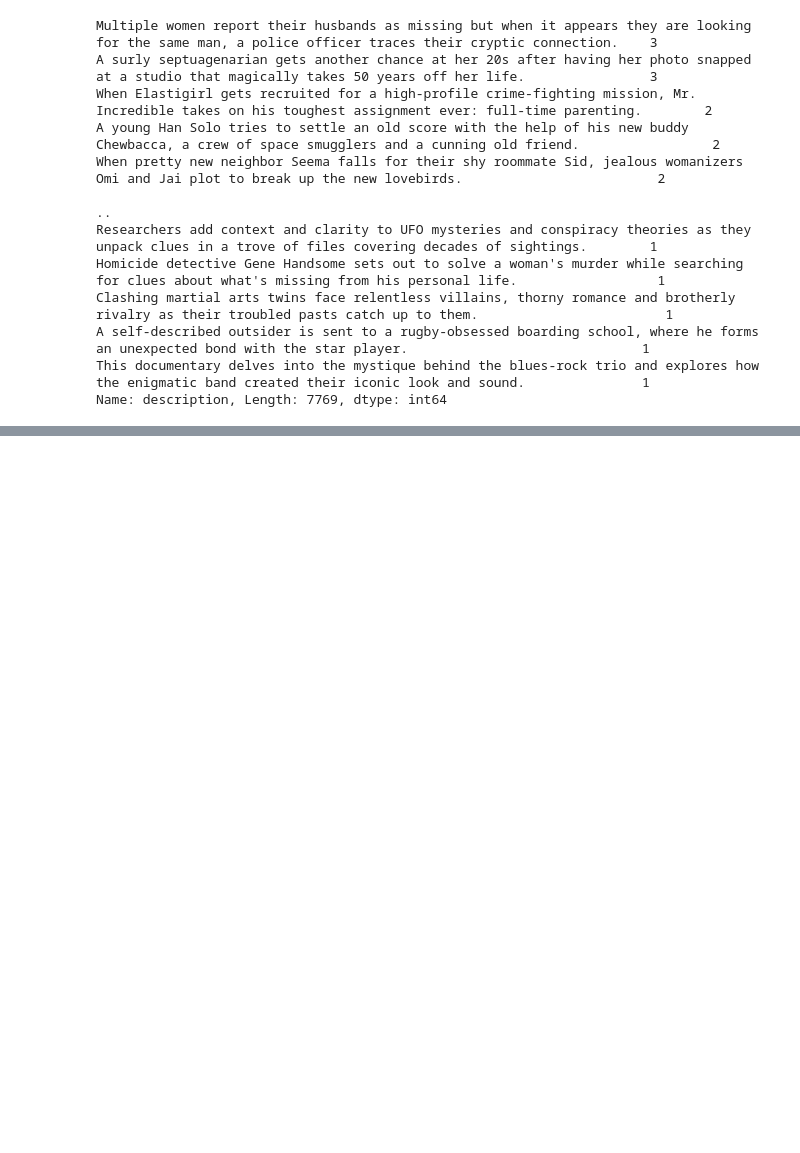
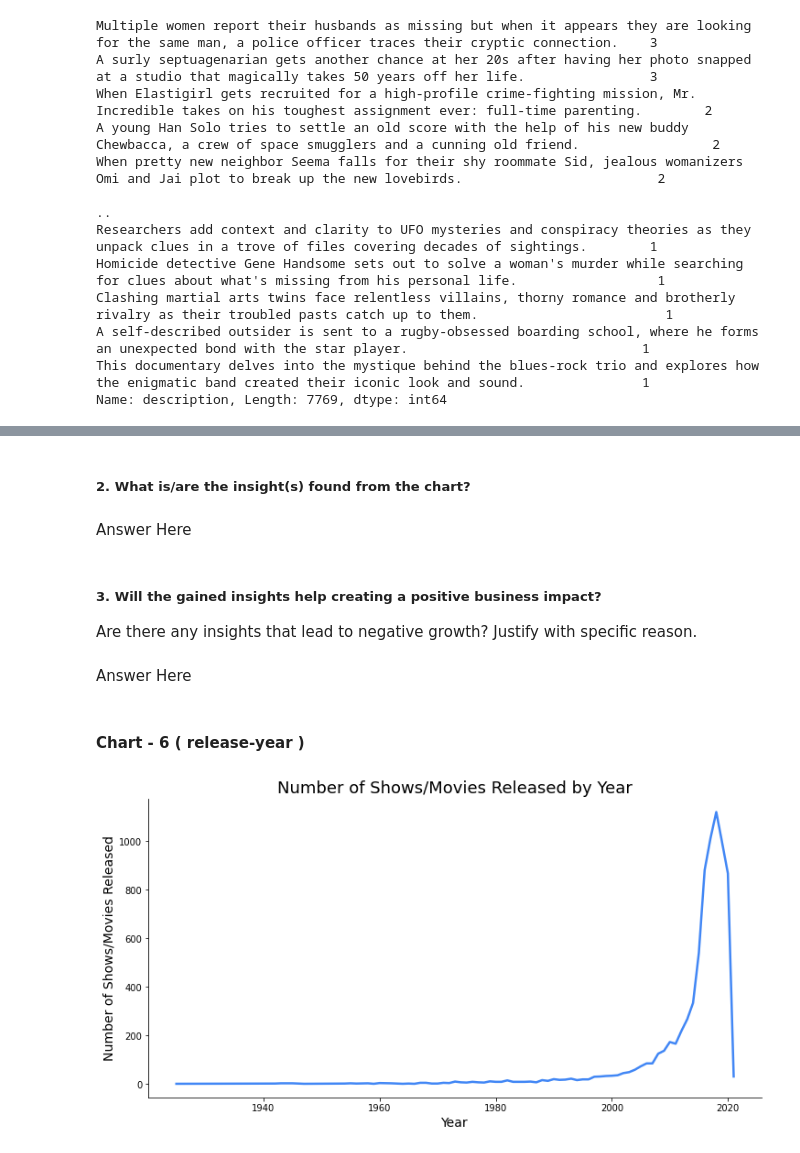
Before and after one commit to ashisaxena710/Netflix_Movies_and_TV_Shows_Clustering, a Jupyter notebook: Ashi_Individual_Colab_Netflix.ipynb, the cells around one changed output, grey strips where cells are left out. Cells and saved outputs as stored; diff of their text form; code cells hidden in the pictures; blank space fills up the shorter version.

```diff
--- a/Ashi_Individual_Colab_Netflix.ipynb
+++ b/Ashi_Individual_Colab_Netflix.ipynb
@@ -391,0 +464,26 @@ Name: description, Length: 7769, dtype: int64
+# %% [markdown]
+##### 2. What is/are the insight(s) found from the chart?
+# %% [markdown]
+Answer Here
+# %% [markdown]
+##### 3. Will the gained insights help creating a positive business impact?
+Are there any insights that lead to negative growth? Justify with specific reason.
+# %% [markdown]
+Answer Here
+# %% [markdown]
+#### Chart - 6 ( release-year )
+# %%
+# Group the data by release year and count the number of shows/movies released each year
+year_counts = df['release_year'].value_counts().sort_index()
+
+# Create a line plot of the yearly counts
+fig, ax = plt.subplots(figsize=(12, 6))
+ax.plot(year_counts.index, year_counts.values, linewidth=2.5, color='#4287f5')
+ax.set_title('Number of Shows/Movies Released by Year', fontsize=18)
+ax.set_xlabel('Year', fontsize=14)
+ax.set_ylabel('Number of Shows/Movies Released', fontsize=14)
+ax.spines['top'].set_visible(False)
+ax.spines['right'].set_visible(False)
+plt.show()
+# %% [output]
+[figure, added]
```
Also changed, not shown: parts of 103 cells of this notebook.
